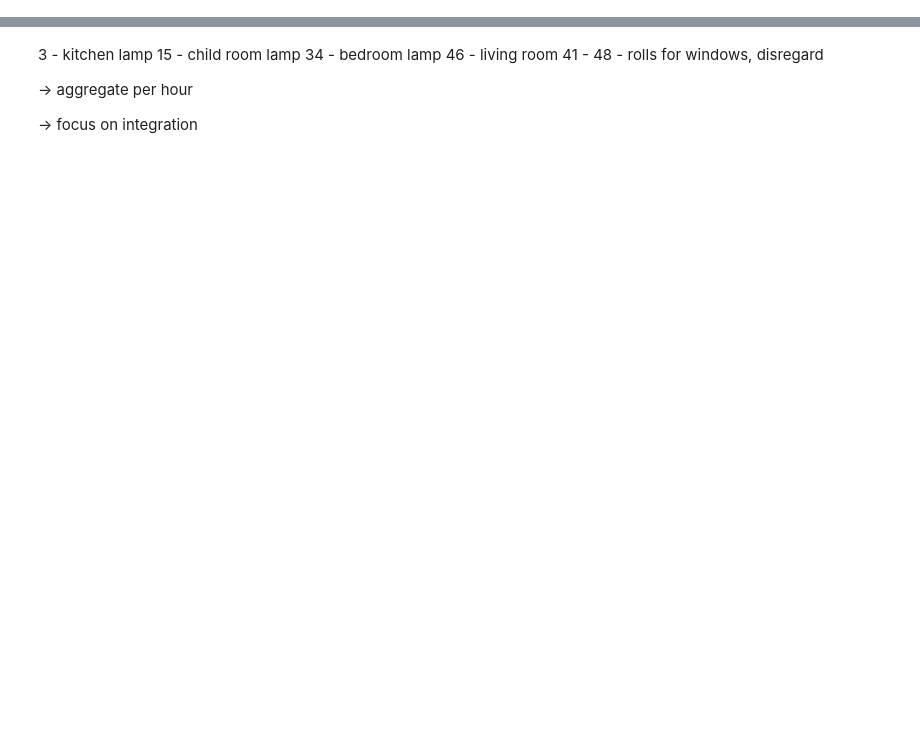
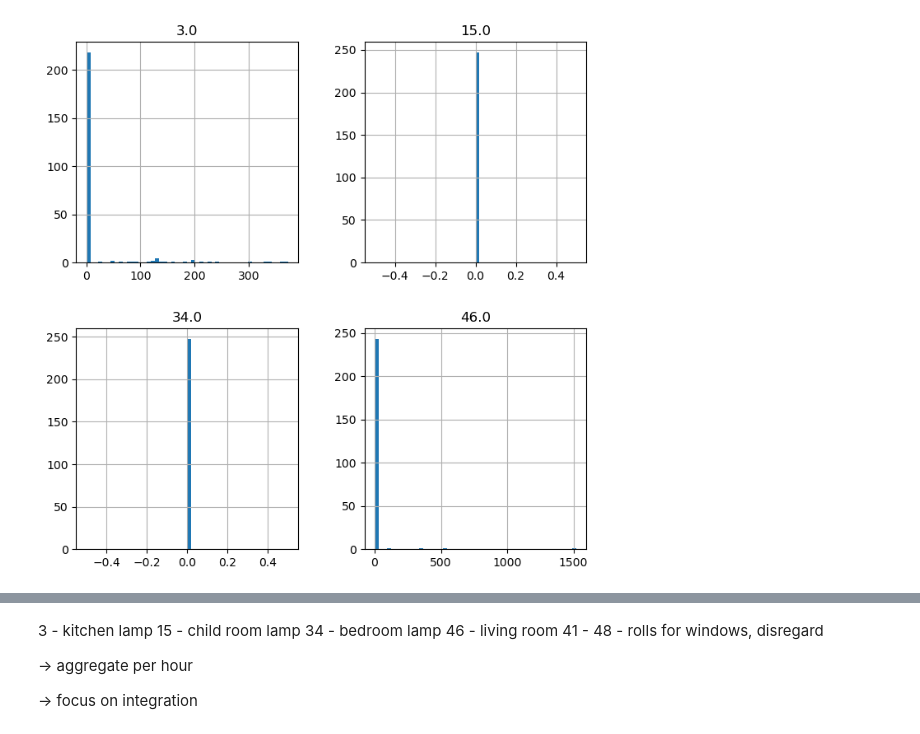
Before and after one commit to sonyaarom/Seminar-Information-Systems, a Jupyter notebook: getting_the_data.ipynb, the cells around one changed output, grey strips where cells are left out. Drawn from its saved outputs; the diff is of its cells as text; code cells hidden in the pictures; blank space fills up the shorter version.

```diff
--- a/getting_the_data.ipynb
+++ b/getting_the_data.ipynb
@@ -43,16 +6,0 @@ for x in events[0:5]:
-# %%
-#acessing the schema_changes database
-with sqlite3.connect(dbfile) as con:
-    cur = con.cursor()
-    cur.execute("SELECT * FROM schema_changes")
-    schema_changes = cur.fetchall()
-
-#converting it to the pandas data frame
-from_schema_changes_db = []
-
-for result in schema_changes:
-    result = list(result)
-    from_schema_changes_db.append(result)
-
-columns = ["change_id","schema_version","changed"]
-schema_changes_df = pd.DataFrame(from_schema_changes_db, columns = columns)
@@ -213,4 +52,4 @@ Minimum Viable Product: define the list we need( )
 # %%
 trial = result.copy()
-trial = trial.dropna(axis = 1, thresh =100000)
+trial = trial.dropna(thresh=10000,axis = 1)
 # %%
@@ -261,4 +71,6 @@ kwh_data = trial[trial.unit_of_measurement.isin(['kWh']) & trial.node_id.isin([3
 # %%
-kwh_data_long = kwh_data[['node_id','value_id','last_changed','last_updated', 'power_consumption']]
-kwh_data_wide = pd.pivot(kwh_data_long, index = ['last_changed'], columns = 'node_id', values = 'power_consumption')
-kwh_data_wide
+#here i specify which node i use. how the user specifies it?
+kwh_data = trial[trial.unit_of_measurement.isin(['kWh']) & trial.node_id.isin([3,15,34,46])]
+
+kwh_data_long = kwh_data[['node_id','last_changed', 'power_consumption','entity_id']]
+kwh_data_wide = pd.pivot(kwh_data_long, index = ['last_changed', 'entity_id'], columns = 'node_id', values = 'power_consumption')
@@ -306 +95,12 @@ node_id
 dtype: float64
+# %%
+class Preparation_Agent:
+    def __init__(self):
+        self.input = df
+
+prep = Preparation_Agent()
+# %%
+# Histogram
+prep.input.hist(bins=50, figsize=(8,8));
+# %% [output]
+[figure, added]
```
Also changed, not shown: parts of 32 cells of this notebook.
